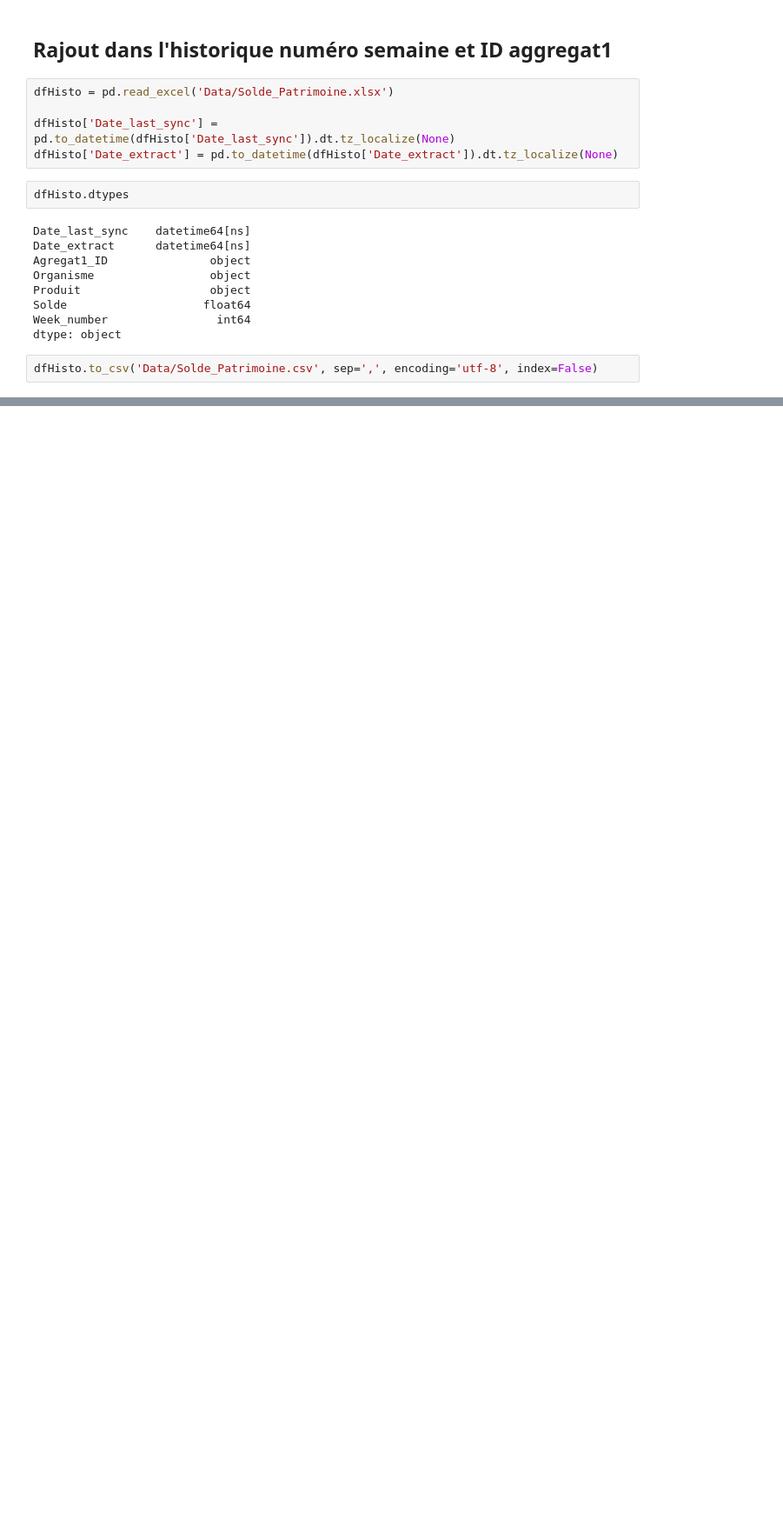
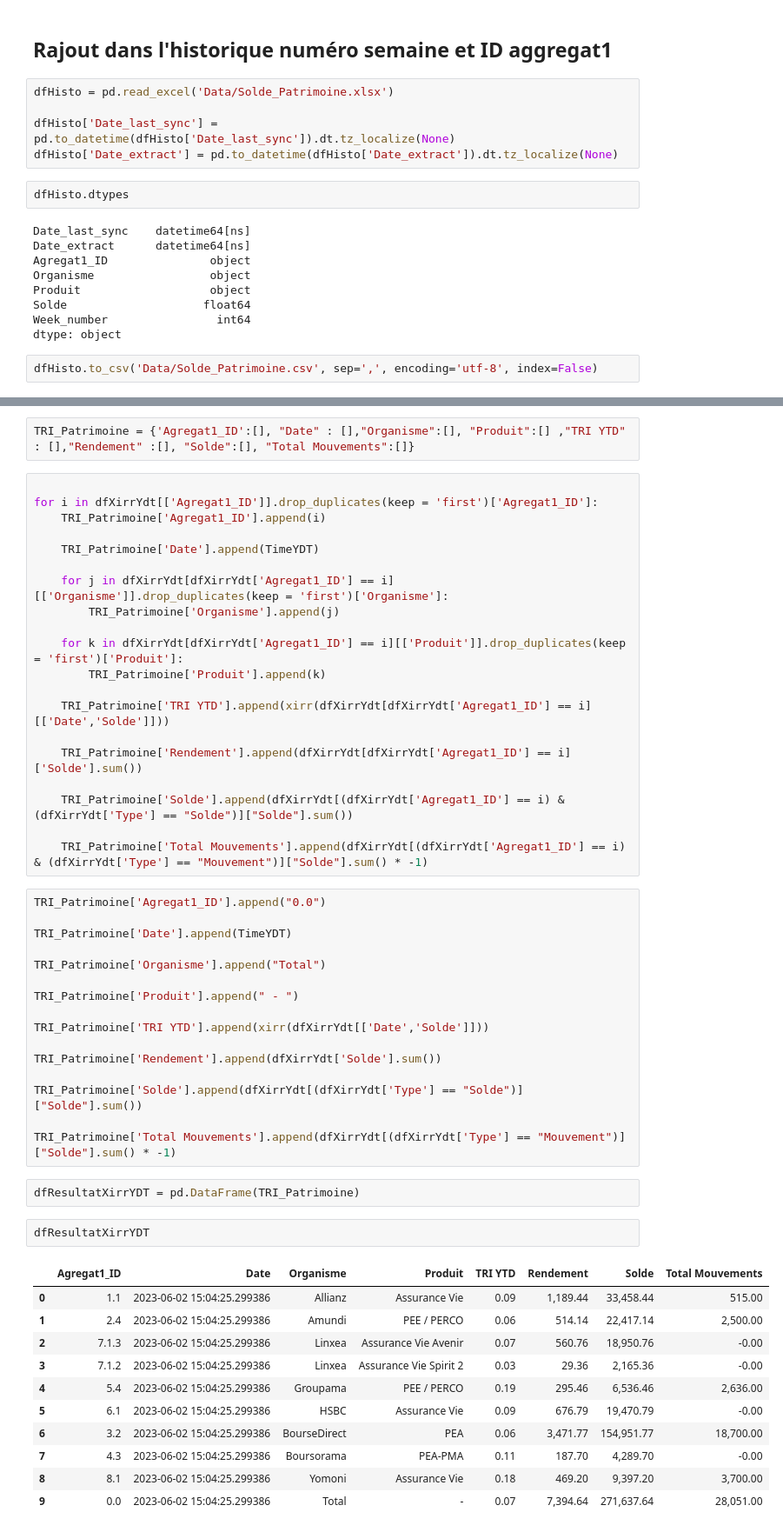
Before and after one commit to BenoitProst/finary, a Jupyter notebook: Wealth Extract Analysis.ipynb, the cells around one changed output, grey strips where cells are left out. Shown at 87% size. Drawn from its saved outputs; the diff is of its cells as text; blank space fills up the shorter version.

Commit message:
Append csv et fonction Xirr YDT

```diff
--- a/Wealth Extract Analysis.ipynb
+++ b/Wealth Extract Analysis.ipynb
@@ -120,0 +256,54 @@ dfHisto.to_csv('Data/Solde_Patrimoine.csv', sep=',', encoding='utf-8', index=Fal
+# %%
+TRI_Patrimoine = {'Agregat1_ID':[], "Date" : [],"Organisme":[], "Produit":[] ,"TRI YTD" : [],"Rendement" :[], "Solde":[], "Total Mouvements":[]}
+# %%
+
+for i in dfXirrYdt[['Agregat1_ID']].drop_duplicates(keep = 'first')['Agregat1_ID']:
+    TRI_Patrimoine['Agregat1_ID'].append(i)
+
+    TRI_Patrimoine['Date'].append(TimeYDT)
+
+    for j in dfXirrYdt[dfXirrYdt['Agregat1_ID'] == i][['Organisme']].drop_duplicates(keep = 'first')['Organisme']:
+        TRI_Patrimoine['Organisme'].append(j)
+
+    for k in dfXirrYdt[dfXirrYdt['Agregat1_ID'] == i][['Produit']].drop_duplicates(keep = 'first')['Produit']:
+        TRI_Patrimoine['Produit'].append(k)
+
+    TRI_Patrimoine['TRI YTD'].append(xirr(dfXirrYdt[dfXirrYdt['Agregat1_ID'] == i][['Date','Solde']]))
+
+    TRI_Patrimoine['Rendement'].append(dfXirrYdt[dfXirrYdt['Agregat1_ID'] == i]['Solde'].sum())
+
+    TRI_Patrimoine['Solde'].append(dfXirrYdt[(dfXirrYdt['Agregat1_ID'] == i) & (dfXirrYdt['Type'] == "Solde")]["Solde"].sum())
+
+    TRI_Patrimoine['Total Mouvements'].append(dfXirrYdt[(dfXirrYdt['Agregat1_ID'] == i) & (dfXirrYdt['Type'] == "Mouvement")]["Solde"].sum() * -1)
+# %%
+TRI_Patrimoine['Agregat1_ID'].append("0.0")
+
+TRI_Patrimoine['Date'].append(TimeYDT)
+
+TRI_Patrimoine['Organisme'].append("Total")
+
+TRI_Patrimoine['Produit'].append(" - ")
+
+TRI_Patrimoine['TRI YTD'].append(xirr(dfXirrYdt[['Date','Solde']]))
+
+TRI_Patrimoine['Rendement'].append(dfXirrYdt['Solde'].sum())
+
+TRI_Patrimoine['Solde'].append(dfXirrYdt[(dfXirrYdt['Type'] == "Solde")]["Solde"].sum())
+
+TRI_Patrimoine['Total Mouvements'].append(dfXirrYdt[(dfXirrYdt['Type'] == "Mouvement")]["Solde"].sum() * -1)
+# %%
+dfResultatXirrYDT = pd.DataFrame(TRI_Patrimoine)
+# %%
+dfResultatXirrYDT
+# %% [output]
+|  | Agregat1_ID | Date | Organisme | Produit | TRI YTD | Rendement | Solde | Total Mouvements |
+| 0 | 1.1 | 2023-06-02 15:04:25.299386 | Allianz | Assurance Vie | 0.09 | 1,189.44 | 33,458.44 | 515.00 |
+| 1 | 2.4 | 2023-06-02 15:04:25.299386 | Amundi | PEE / PERCO | 0.06 | 514.14 | 22,417.14 | 2,500.00 |
+| 2 | 7.1.3 | 2023-06-02 15:04:25.299386 | Linxea | Assurance Vie Avenir | 0.07 | 560.76 | 18,950.76 | -0.00 |
+| 3 | 7.1.2 | 2023-06-02 15:04:25.299386 | Linxea | Assurance Vie Spirit 2 | 0.03 | 29.36 | 2,165.36 | -0.00 |
+| 4 | 5.4 | 2023-06-02 15:04:25.299386 | Groupama | PEE / PERCO | 0.19 | 295.46 | 6,536.46 | 2,636.00 |
+| 5 | 6.1 | 2023-06-02 15:04:25.299386 | HSBC | Assurance Vie | 0.09 | 676.79 | 19,470.79 | -0.00 |
+| 6 | 3.2 | 2023-06-02 15:04:25.299386 | BourseDirect | PEA | 0.06 | 3,471.77 | 154,951.77 | 18,700.00 |
+| 7 | 4.3 | 2023-06-02 15:04:25.299386 | Boursorama | PEA-PMA | 0.11 | 187.70 | 4,289.70 | -0.00 |
+| 8 | 8.1 | 2023-06-02 15:04:25.299386 | Yomoni | Assurance Vie | 0.18 | 469.20 | 9,397.20 | 3,700.00 |
+| 9 | 0.0 | 2023-06-02 15:04:25.299386 | Total | - | 0.07 | 7,394.64 | 271,637.64 | 28,051.00 |
```
Also changed, not shown: parts of 35 cells of this notebook, 2 other files.
